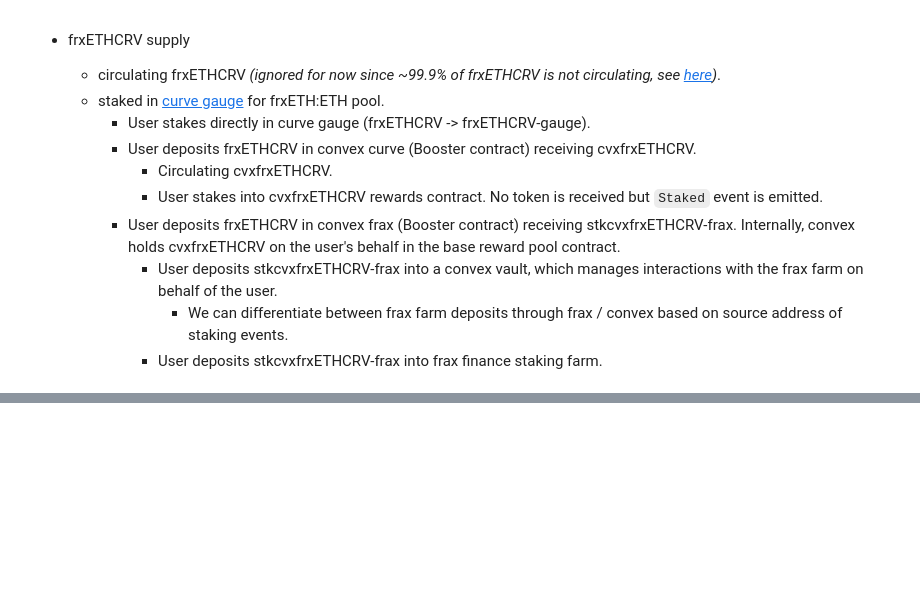
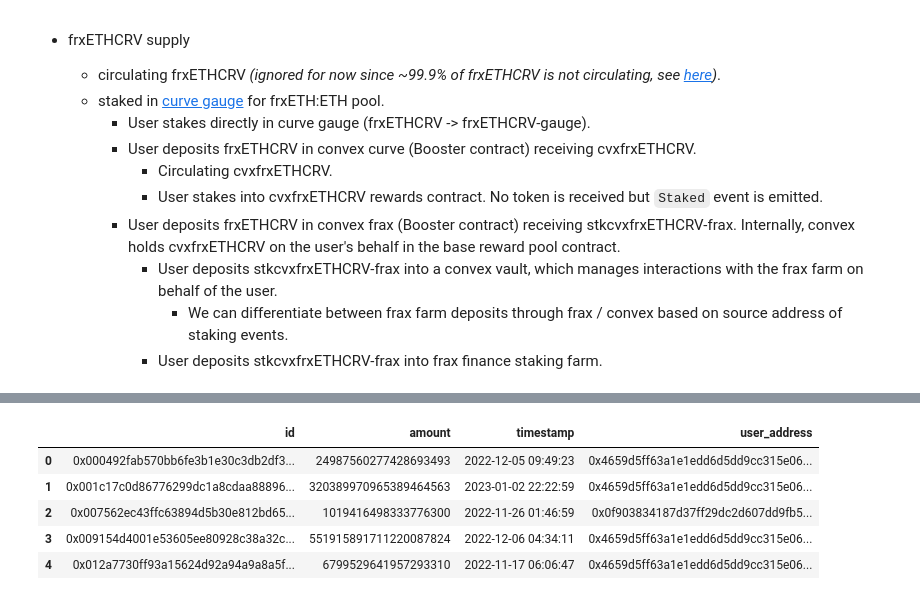
Before and after one commit to bam4564/flywheel, a Jupyter notebook: frxETHCRV_holders.ipynb, the cells around one changed output, grey strips where cells are left out. Cells and saved outputs as stored; diff of their text form; code cells hidden in the pictures; blank space fills up the shorter version.

```diff
--- a/frxETHCRV_holders.ipynb
+++ b/frxETHCRV_holders.ipynb
@@ -450,0 +458,25 @@ ddf(
+# %%
+qattrs = ['id', 'amount', 'timestamp', 'user.address']
+# deposits into the convex staking contract for curve lp tokens
+q_deposits = sg_curve_pools.Query.deposits(first=100000, where={'poolid_': {'swap': ADDRESS_CURVE_POOL_FRXETH_ETH}})
+df_deposits = query_attrs(sg, q_deposits, qattrs)
+df_deposits = remove_prefix(df_deposits, 'deposits_')
+df_deposits.timestamp = pd.to_datetime(df_deposits.timestamp, unit='s')
+# current deposited amount per account in convex staking contract for curve lp tokens
+# df_convex = pd.concat([df_deposits, df_withdrawals])
+# df_convex = df_convex.groupby('user_address')['amount'].sum().reset_index()
+# df_convex = df_convex.loc[df_convex.amount != 0].sort_values('amount', ascending=False).reset_index(drop=True)
+# df_convex.amount /= 1e18
+# df_convex['platform'] = 'convex-curve'
+# df_convex = df_convex.rename(columns={'user_address': 'account'})
+# df_convex.head()
+# return df_convex
+# %%
+df_deposits.head()
+# %% [output]
+|  | id | amount | timestamp | user_address |
+| 0 | 0x000492fab570bb6fe3b1e30c3db2df3... | 24987560277428693493 | 2022-12-05 09:49:23 | 0x4659d5ff63a1e1edd6d5dd9cc315e06... |
+| 1 | 0x001c17c0d86776299dc1a8cdaa88896... | 320389970965389464563 | 2023-01-02 22:22:59 | 0x4659d5ff63a1e1edd6d5dd9cc315e06... |
+| 2 | 0x007562ec43ffc63894d5b30e812bd65... | 1019416498333776300 | 2022-11-26 01:46:59 | 0x0f903834187d37ff29dc2d607dd9fb5... |
+| 3 | 0x009154d4001e53605ee80928c38a32c... | 551915891711220087824 | 2022-12-06 04:34:11 | 0x4659d5ff63a1e1edd6d5dd9cc315e06... |
+| 4 | 0x012a7730ff93a15624d92a94a9a8a5f... | 6799529641957293310 | 2022-11-17 06:06:47 | 0x4659d5ff63a1e1edd6d5dd9cc315e06... |
```
Also changed, not shown: parts of 13 cells of this notebook, 8 other files.
